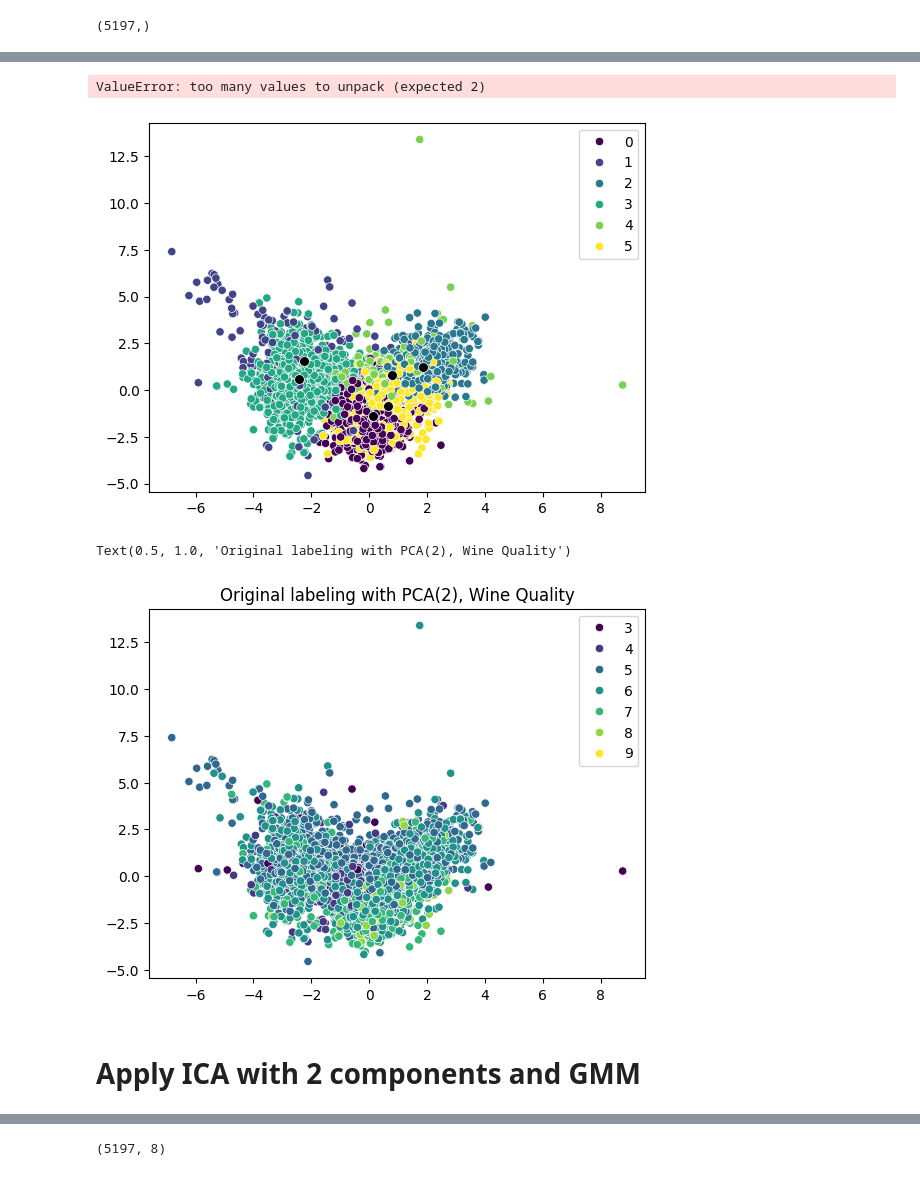
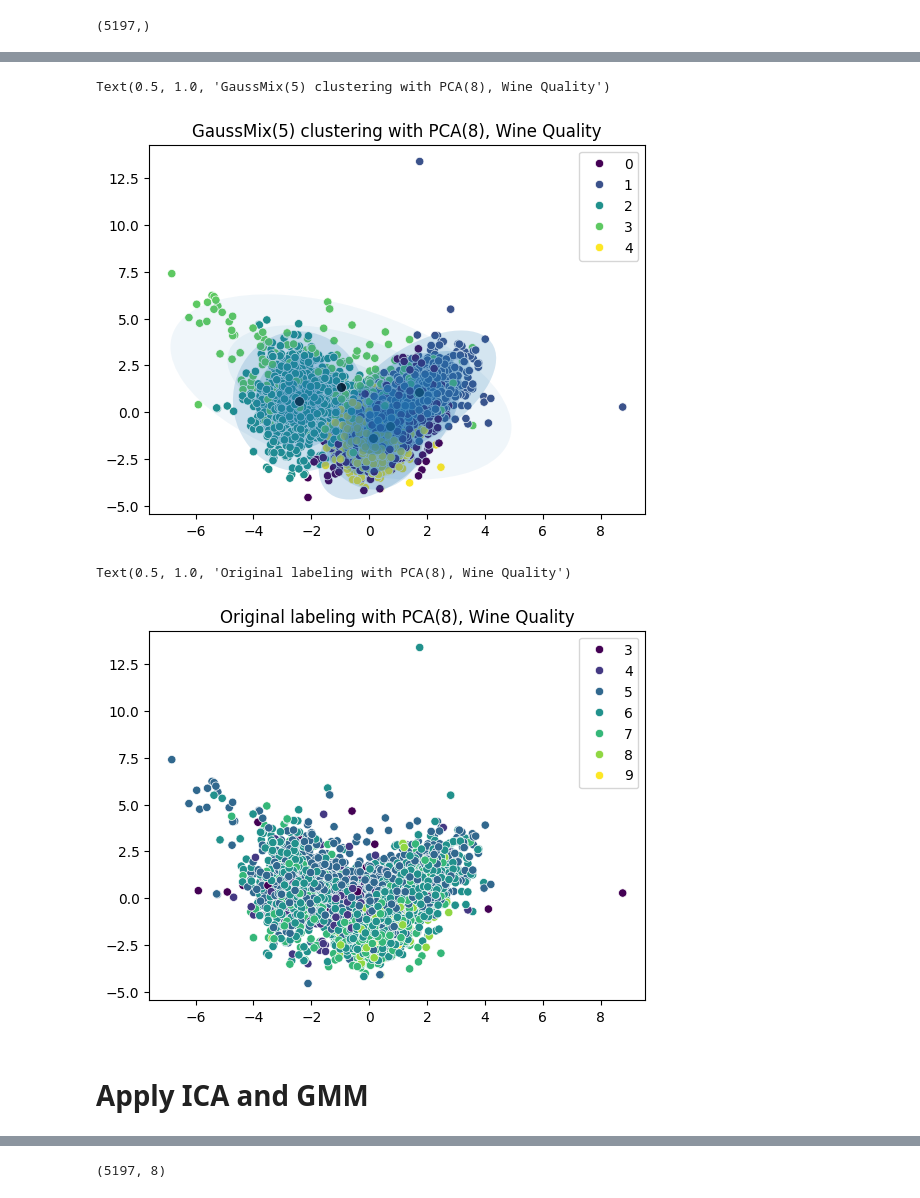
Before and after one commit to PavanKB/PS_3, a Jupyter notebook: dim_red_exp_max_wine_quality.ipynb, the cells around one changed output, grey strips where cells are left out. Drawn from its saved outputs; the diff is of its cells as text; code cells hidden in the pictures.

Commit message:
update titles and graphs

```diff
--- a/dim_red_exp_max_wine_quality.ipynb
+++ b/dim_red_exp_max_wine_quality.ipynb
@@ -124,7 +124,7 @@ X_pca.shape
 (5197, 8)
 # %%
 #  Get the Exp Max labels and means
-clus_pipeline.set_params(model__n_components=6)
+clus_pipeline.set_params(model__n_components=5)
 
 label = clus_pipeline.fit_predict(X_train)
 print(label.shape)
@@ -133,6 +133,10 @@ means = clus_pipeline.named_steps['model'].means_
 covariances = clus_pipeline.named_steps['model'].covariances_
 weights = clus_pipeline.named_steps['model'].weights_
 
-w_factor = 0.4 / weights.max()
+w_factor = 0.2 / weights.max()
 # %% [output]
 (5197,)
+# %%
+# Get two components cov for plotting
+covariances_2 = covariances[:, 0:2, 0:2]
+covariances_2
@@ -139,24 +158,24 @@ w_factor = 0.4 / weights.max()
 # %%
 fig, ax = plt.subplots()
 sns.scatterplot(x=X_pca[:,0], y=X_pca[:,1], hue=label, palette='viridis', ax=ax)
 sns.scatterplot(x=means[:,0], y=means[:,1], color='black', s=50, marker='o', ax=ax)
 
-for pos, covar, w in zip(means, covariances, weights):
+for pos, covar, w in zip(means, covariances_2, weights):
         draw_ellipse(pos, covar, alpha=w * w_factor)
 
-ax.set_title("GaussMix(6) clustering with PCA(2), Wine Quality")
+ax.set_title("GaussMix(5) clustering with PCA(8), Wine Quality")
 # %% [output]
-ValueError: too many values to unpack (expected 2)
+Text(0.5, 1.0, 'GaussMix(5) clustering with PCA(8), Wine Quality')
-[figure, old version]
+[figure, new version]
 # %%
 fig, ax = plt.subplots()
 sns.scatterplot(x=X_pca[:,0], y=X_pca[:,1], hue=y_train.values[:, 0], palette='viridis', ax=ax)
-ax.set_title("Original labeling with PCA(2), Wine Quality")
+ax.set_title("Original labeling with PCA(8), Wine Quality")
 # %% [output]
-Text(0.5, 1.0, 'Original labeling with PCA(2), Wine Quality')
+Text(0.5, 1.0, 'Original labeling with PCA(8), Wine Quality')
 [figure]
 # %% [markdown]
-# Apply ICA with 2 components and GMM
+# Apply ICA and GMM
 # %%
 RANDOM_STATE = 42
 ICA_N_COMPONENTS = 8
```
Also changed, not shown: parts of 18 cells of this notebook, 3 other files.
